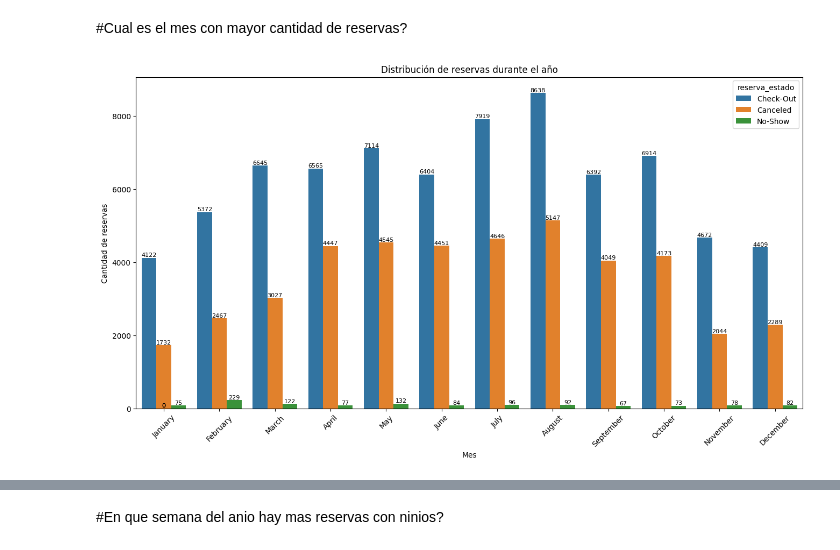
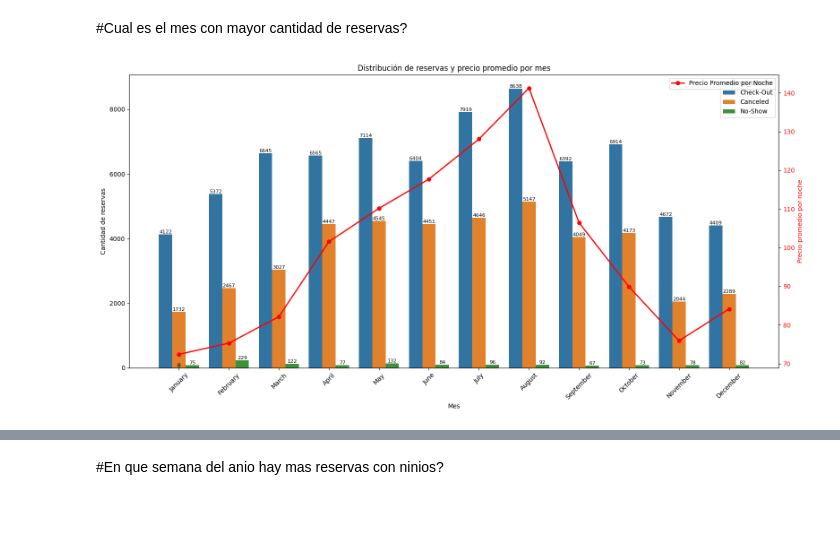
Before and after one commit to cinth90/Datascience1, a Jupyter notebook: ProyectoDS_ParteI_Debenedetto_ipynb.ipynb, the cells around one changed output, grey strips where cells are left out. Saved outputs shown, nothing was run; the diff lists cells and outputs as text; code cells hidden in the pictures; blank space fills up the shorter version.

```diff
--- a/ProyectoDS_ParteI_Debenedetto_ipynb.ipynb
+++ b/ProyectoDS_ParteI_Debenedetto_ipynb.ipynb
@@ -283,35 +285,64 @@ No-Show no es un problema significativo en ninguno de los países, ya que repres
 # %% [markdown]
 #Cual es el mes con mayor cantidad de reservas?
 # %%
-#Ordenando los meses
+# --- Ordenar meses como categóricos ---
 df_imputed['llegada_mes'] = pd.Categorical(
     df_imputed['llegada_mes'],
-    categories=[ #Reconvertir a categórica con orden correcto
+    categories=[
         'January', 'February', 'March', 'April', 'May', 'June',
         'July', 'August', 'September', 'October', 'November', 'December'
     ],
     ordered=True
 )
 
-#Grafico usando countplot
-plt.figure(figsize=(16,8))
-ax = sns.countplot(
+# --- Agrupar para calcular el precio promedio por mes ---
+precio_promedio_mes = (
+    df_imputed.groupby('llegada_mes')['precio_promedio_noche']
+    .mean()
+    .reindex(df_imputed['llegada_mes'].cat.categories)  # respeta el orden
+)
+
+# --- Gráfico combinado ---
+fig, ax1 = plt.subplots(figsize=(16, 8))
+
+# Barras: cantidad de reservas por estado
+sns.countplot(
     x='llegada_mes',
     data=df_imputed,
-    order=df_imputed['llegada_mes'].cat.categories, # ahora sí existe .cat.categories
-   hue='reserva_estado'
+    order=df_imputed['llegada_mes'].cat.categories,
+    hue='reserva_estado',
+    ax=ax1
 )
-plt.title('Distribución de reservas durante el año')
-plt.xlabel('Mes')
-plt.ylabel('Cantidad de reservas')
-plt.xticks(rotation=45)
 
-#números sobre barras
-for p in ax.patches:
-    ax.annotate(f'{int(p.get_height())}',
-                (p.get_x() + p.get_width() / 2, p.get_height()),
+ax1.set_title('Distribución de reservas y precio promedio por mes')
+ax1.set_xlabel('Mes')
+ax1.set_ylabel('Cantidad de reservas')
+ax1.set_xticklabels(ax1.get_xticklabels(), rotation=45)
+
+# Etiquetas sobre las barras
+for p in ax1.patches:
+    height = p.get_height()
+    ax1.annotate(f'{int(height)}',
+                 (p.get_x() + p.get_width() / 2, height),
                  ha='center', va='bottom', fontsize=8)
 
+# Crear segundo eje Y para el precio
+ax2 = ax1.twinx()
+ax2.plot(
+    precio_promedio_mes.index,
+    precio_promedio_mes.values,
+    color='red',
+    marker='o',
+    linewidth=2,
+    label='Precio Promedio por Noche'
+)
+ax2.set_ylabel('Precio promedio por noche', color='red')
+ax2.tick_params(axis='y', labelcolor='red')
+
+# Agregar leyenda de la línea
+ax2.legend(loc='upper right')
+
+plt.tight_layout()
 plt.show()
 # %% [output]
-[figure, old version]
+[figure, new version]
```
Also changed, not shown: parts of 4 cells of this notebook.
